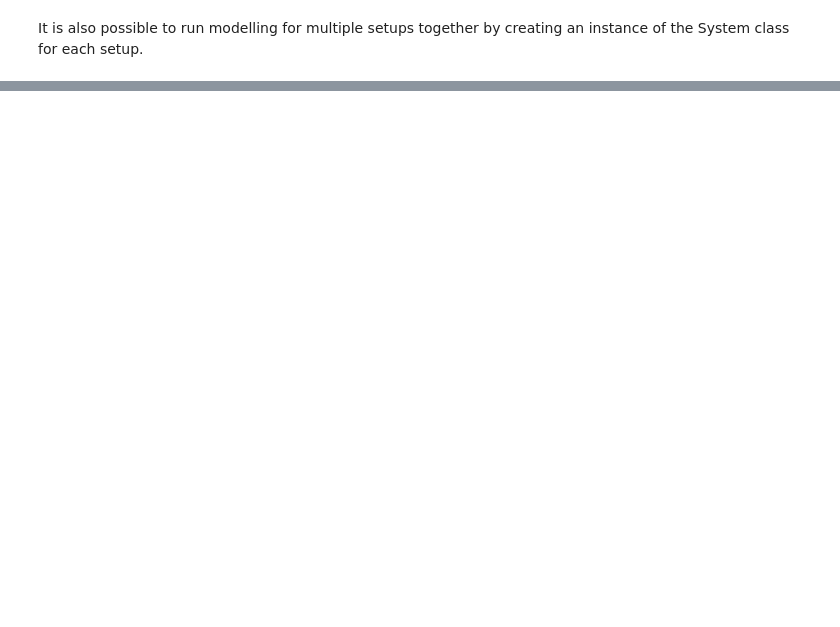
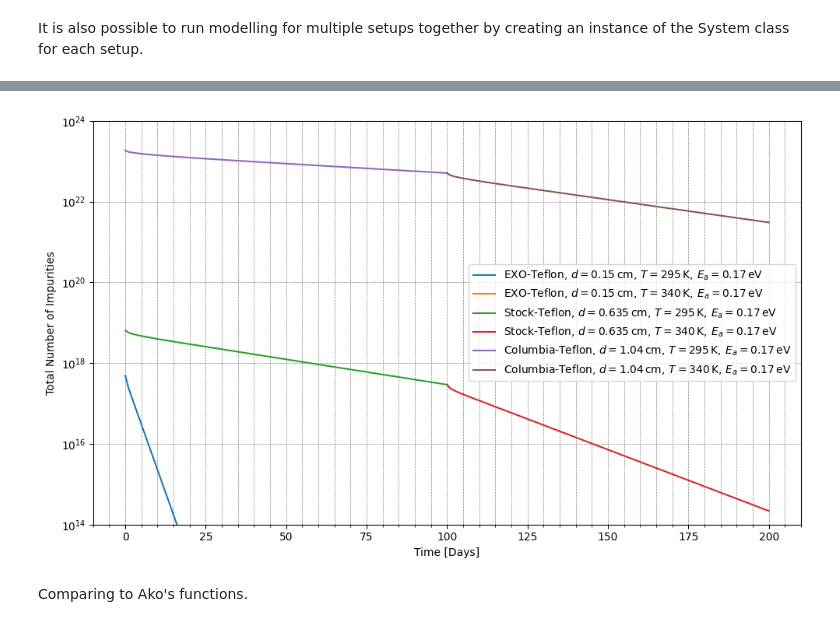
Before and after one commit to antoine-amy/Electronegative_impurities, a Jupyter notebook: Electronegative_impurities_studies.ipynb, the cells around one changed output, grey strips where cells are left out. Drawn from its saved outputs; the diff is of its cells as text; code cells hidden in the pictures; blank space fills up the shorter version.

```diff
--- a/Electronegative_impurities_studies.ipynb
+++ b/Electronegative_impurities_studies.ipynb
@@ -422,0 +357,23 @@ PlotFlowRateVsTime(Systems)
+# %%
+# Create the plot for the impurities.
+fig, ax = plt.subplots(figsize=(10, 6))
+ax.set_xlabel('Time [Days]')
+ax.set_ylabel('Total Number of Impurities')
+ax.set_ylim(1e14, 1e24)
+ax.set_yscale('log')
+ax.grid(which='both', linestyle='--', linewidth=0.5, color='gray')
+ax.minorticks_on()
+
+# Plot data
+for system in Systems:
+    for time, impurities, label in zip(system.time, system.impurities, system.labels):
+        ax.plot(time, impurities, label=label)
+
+# Set legend and adjust layout
+ax.legend()
+plt.tight_layout()
+plt.show()
+# %% [output]
+[figure, added]
+# %% [markdown]
+Comparing to Ako's functions.
```
Also changed, not shown: parts of 20 cells of this notebook, 6 other files.
